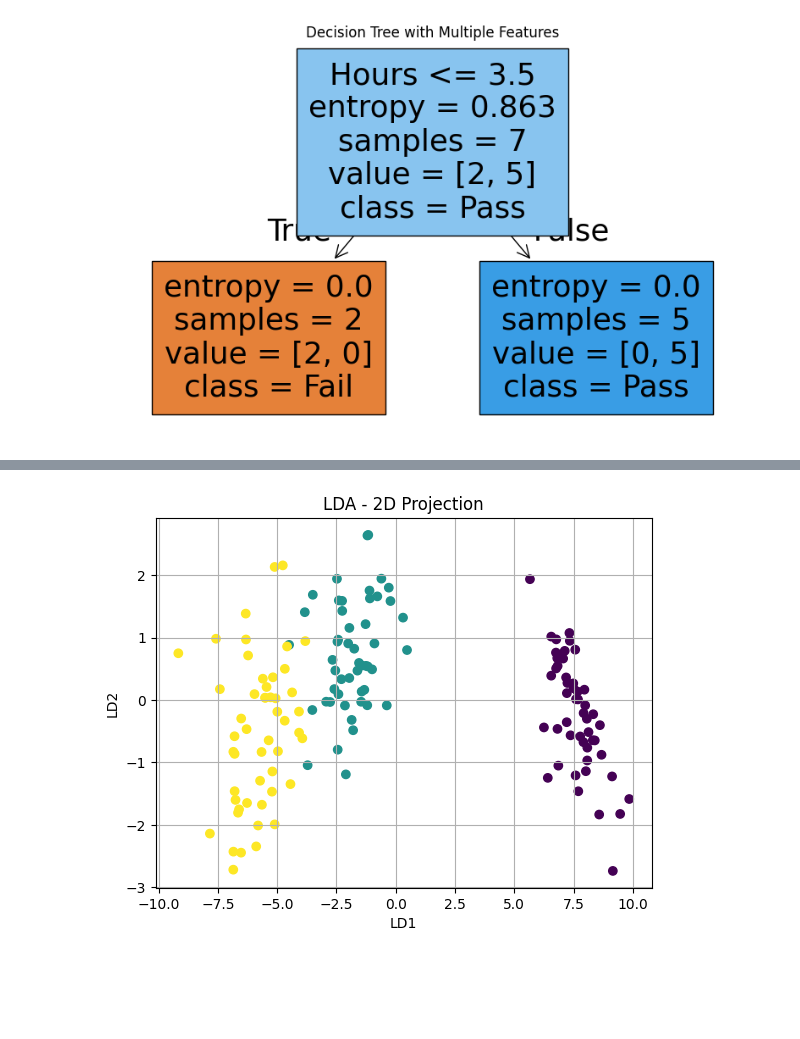
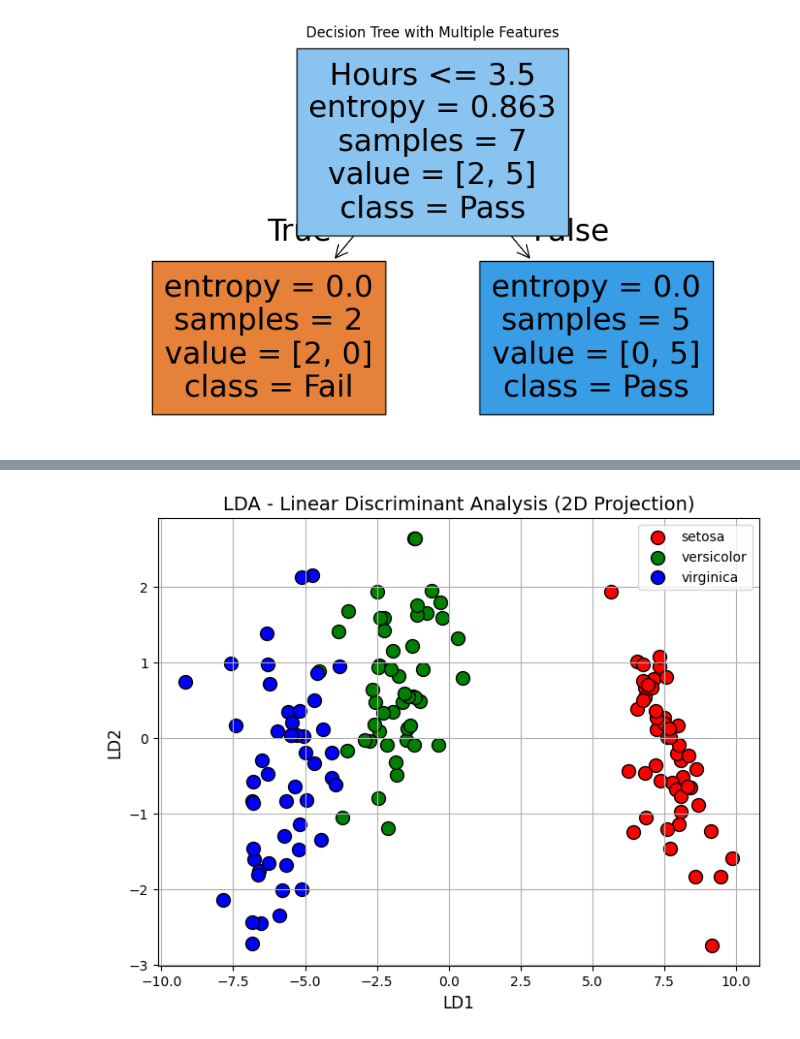
Before and after one commit to cipB14/Questify, a Jupyter notebook: ML_lab.ipynb, the cells around one changed output, grey strips where cells are left out. Cells and saved outputs as stored; diff of their text form; code cells hidden in the pictures; blank space fills up the shorter version.

```diff
--- a/ML_lab.ipynb
+++ b/ML_lab.ipynb
@@ -188,23 +358,41 @@ LDA and PDA
 # %%
 from sklearn.discriminant_analysis import LinearDiscriminantAnalysis as LDA
 from sklearn.datasets import load_iris
 import matplotlib.pyplot as plt
+import pandas as pd
 
-# Load sample dataset
+# Step 1: Load dataset
 iris = load_iris()
-X = iris.data
-y = iris.target
+X = iris.data          # Features: 4 columns (sepal & petal length/width)
+y = iris.target        # Target: 0, 1, 2 (class labels)
+labels = iris.target_names  # ['setosa', 'versicolor', 'virginica']
 
-# 1. Apply LDA
-lda = LDA(n_components=2)
+# Step 2: Apply LDA to reduce dimensions
+lda = LDA(n_components=2)  # Project data to 2D
 X_lda = lda.fit_transform(X, y)
 
-# 2. Plot LDA result
-plt.scatter(X_lda[:, 0], X_lda[:, 1], c=y, cmap='viridis')
-plt.title("LDA - 2D Projection")
-plt.xlabel("LD1")
-plt.ylabel("LD2")
+# Step 3: Create a DataFrame for easy plotting
+df_lda = pd.DataFrame(X_lda, columns=['LD1', 'LD2'])
+df_lda['class'] = y
+
+# Step 4: Plot with class labels
+plt.figure(figsize=(8, 6))
+colors = ['red', 'green', 'blue']
+for class_index, class_label in enumerate(labels):
+    plt.scatter(
+        df_lda[df_lda['class'] == class_index]['LD1'],
+        df_lda[df_lda['class'] == class_index]['LD2'],
+        label=class_label,
+        color=colors[class_index],
+        edgecolor='k',
+        s=100
+    )
+
+plt.title("LDA - Linear Discriminant Analysis (2D Projection)", fontsize=14)
+plt.xlabel("LD1", fontsize=12)
+plt.ylabel("LD2", fontsize=12)
+plt.legend()
 plt.grid(True)
 plt.show()
 # %% [output]
-[figure, old version]
+[figure, new version]
```
Also changed, not shown: parts of 13 cells of this notebook.
